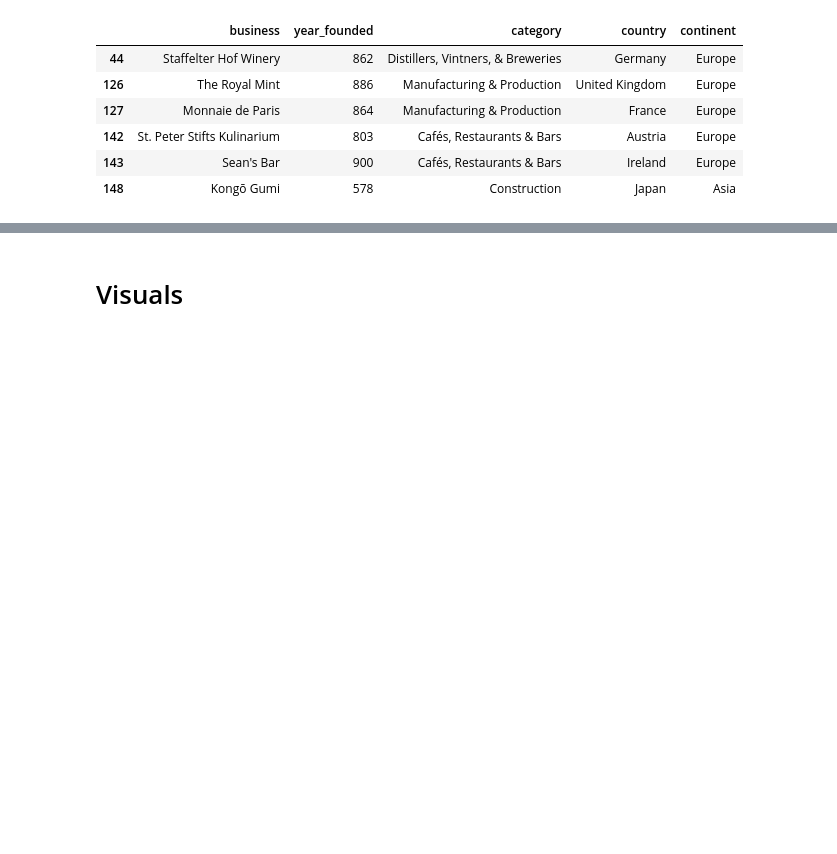
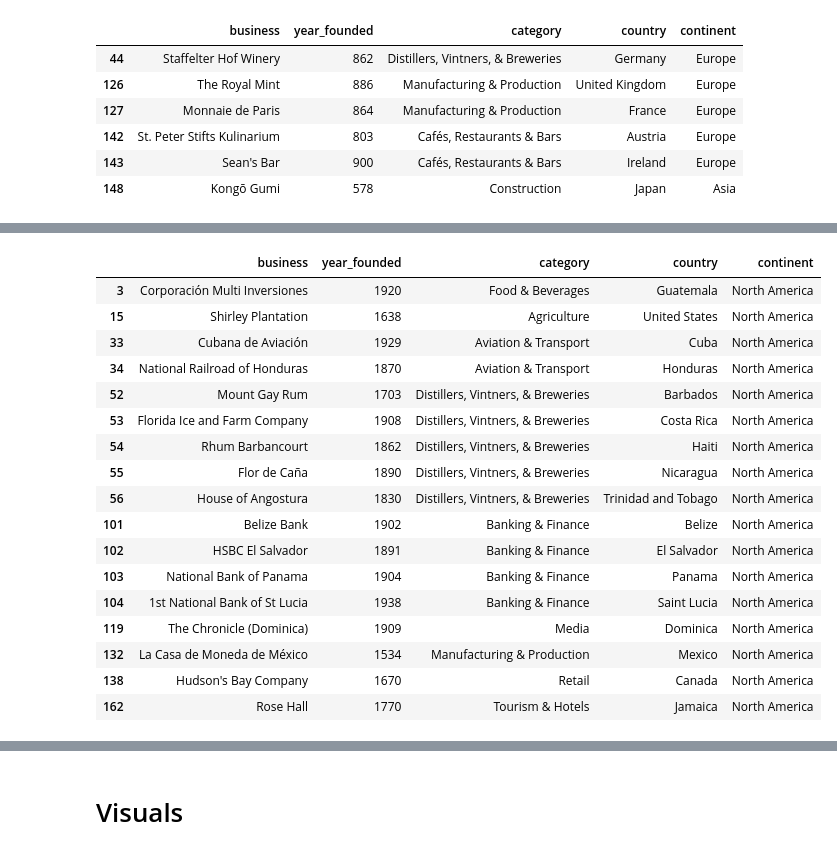
Before and after one commit to Random-Wanderer/Data_analysis_projects, a Jupyter notebook: What_and_Where Are_the_World's_Oldest Businesses?/What and Where Are the World's Oldest Businesses?/Old_companies.ipynb, the cells around one changed output, grey strips where cells are left out. Saved outputs shown, nothing was run; the diff lists cells and outputs as text; code cells hidden in the pictures; blank space fills up the shorter version.

```diff
--- a/What_and_Where Are_the_World's_Oldest Businesses?/What and Where Are the World's Oldest Businesses?/Old_companies.ipynb
+++ b/What_and_Where Are_the_World's_Oldest Businesses?/What and Where Are the World's Oldest Businesses?/Old_companies.ipynb
@@ -200,0 +254,22 @@ old_df.loc[old_df['year_founded'] < 1000]
+# %%
+# By continent
+old_df[old_df['continent'] == 'North America']
+# %% [output]
+|  | business | year_founded | category | country | continent |
+| 3 | Corporación Multi Inversiones | 1920 | Food & Beverages | Guatemala | North America |
+| 15 | Shirley Plantation | 1638 | Agriculture | United States | North America |
+| 33 | Cubana de Aviación | 1929 | Aviation & Transport | Cuba | North America |
+| 34 | National Railroad of Honduras | 1870 | Aviation & Transport | Honduras | North America |
+| 52 | Mount Gay Rum | 1703 | Distillers, Vintners, & Breweries | Barbados | North America |
+| 53 | Florida Ice and Farm Company | 1908 | Distillers, Vintners, & Breweries | Costa Rica | North America |
+| 54 | Rhum Barbancourt | 1862 | Distillers, Vintners, & Breweries | Haiti | North America |
+| 55 | Flor de Caña | 1890 | Distillers, Vintners, & Breweries | Nicaragua | North America |
+| 56 | House of Angostura | 1830 | Distillers, Vintners, & Breweries | Trinidad and Tobago | North America |
+| 101 | Belize Bank | 1902 | Banking & Finance | Belize | North America |
+| 102 | HSBC El Salvador | 1891 | Banking & Finance | El Salvador | North America |
+| 103 | National Bank of Panama | 1904 | Banking & Finance | Panama | North America |
+| 104 | 1st National Bank of St Lucia | 1938 | Banking & Finance | Saint Lucia | North America |
+| 119 | The Chronicle (Dominica) | 1909 | Media | Dominica | North America |
+| 132 | La Casa de Moneda de México | 1534 | Manufacturing & Production | Mexico | North America |
+| 138 | Hudson's Bay Company | 1670 | Retail | Canada | North America |
+| 162 | Rose Hall | 1770 | Tourism & Hotels | Jamaica | North America |
```
Also changed, not shown: parts of 8 cells of this notebook.
